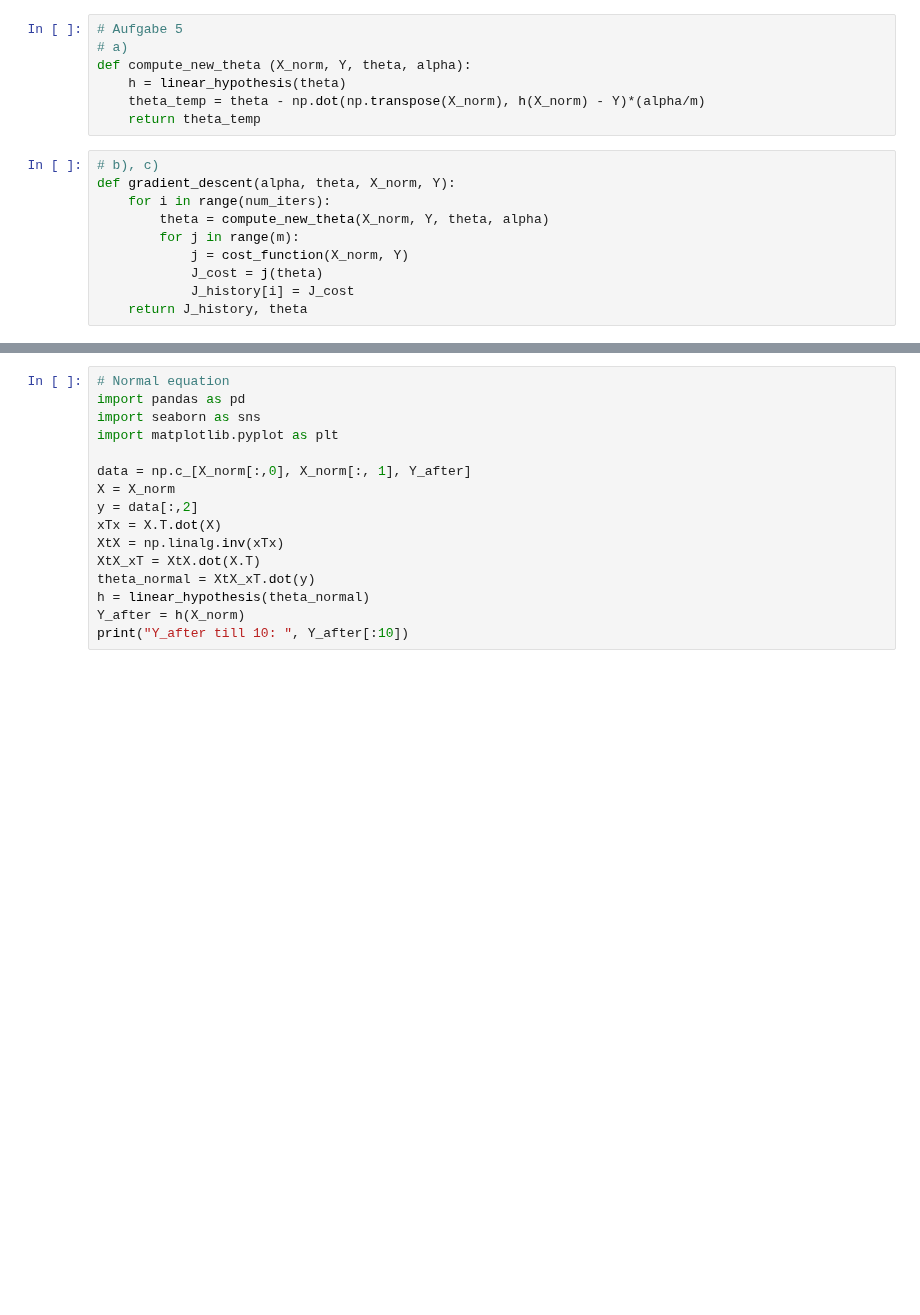
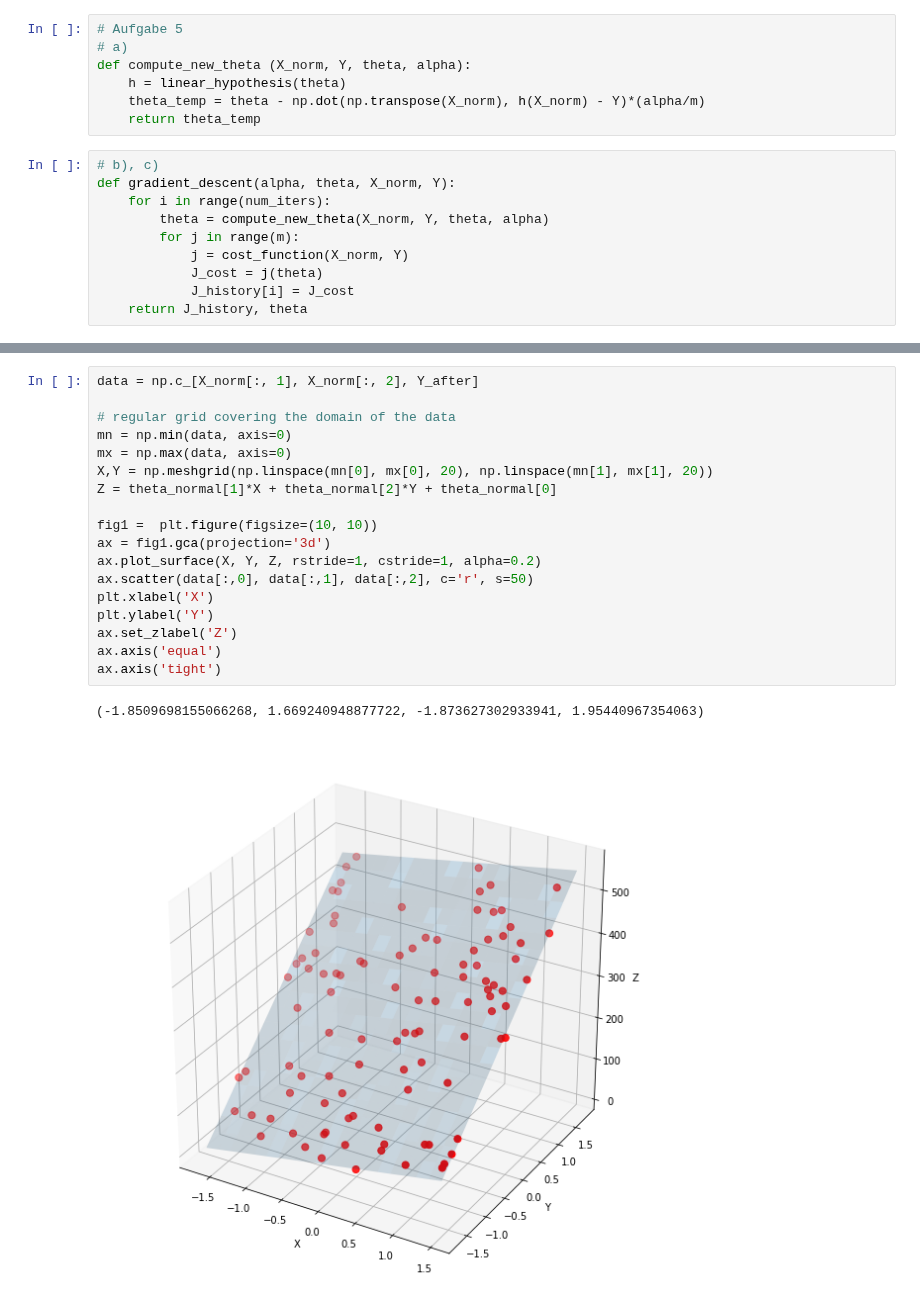
Before and after one commit to KonstantinKochetov/ML-implementations, a Jupyter notebook: Beleg2.ipynb, the cells around one changed output, grey strips where cells are left out. Drawn from its saved outputs; the diff is of its cells as text; blank space fills up the shorter version.

Commit message:
Beleg2 added normal equation

```diff
--- a/Beleg2.ipynb
+++ b/Beleg2.ipynb
@@ -175,16 +188,21 @@ ax.axis('tight')
-# %%
-# Normal equation
-import pandas as pd
-import seaborn as sns
-import matplotlib.pyplot as plt
-
-data = np.c_[X_norm[:,0], X_norm[:, 1], Y_after]
-X = X_norm
-y = data[:,2]
-xTx = X.T.dot(X)
-XtX = np.linalg.inv(xTx)
-XtX_xT = XtX.dot(X.T)
-theta_normal = XtX_xT.dot(y)
-h = linear_hypothesis(theta_normal)
-Y_after = h(X_norm)
-print("Y_after till 10: ", Y_after[:10])
+# %%
+data = np.c_[X_norm[:, 1], X_norm[:, 2], Y_after]
+
+# regular grid covering the domain of the data
+mn = np.min(data, axis=0)
+mx = np.max(data, axis=0)
+X,Y = np.meshgrid(np.linspace(mn[0], mx[0], 20), np.linspace(mn[1], mx[1], 20))
+Z = theta_normal[1]*X + theta_normal[2]*Y + theta_normal[0]
+
+fig1 =  plt.figure(figsize=(10, 10))
+ax = fig1.gca(projection='3d')
+ax.plot_surface(X, Y, Z, rstride=1, cstride=1, alpha=0.2)
+ax.scatter(data[:,0], data[:,1], data[:,2], c='r', s=50)
+plt.xlabel('X')
+plt.ylabel('Y')
+ax.set_zlabel('Z')
+ax.axis('equal')
+ax.axis('tight')
+# %% [output]
+(-1.8509698155066268, 1.669240948877722, -1.873627302933941, 1.95440967354063)
+[figure, added]
```
Also changed, not shown: parts of 7 cells of this notebook.
